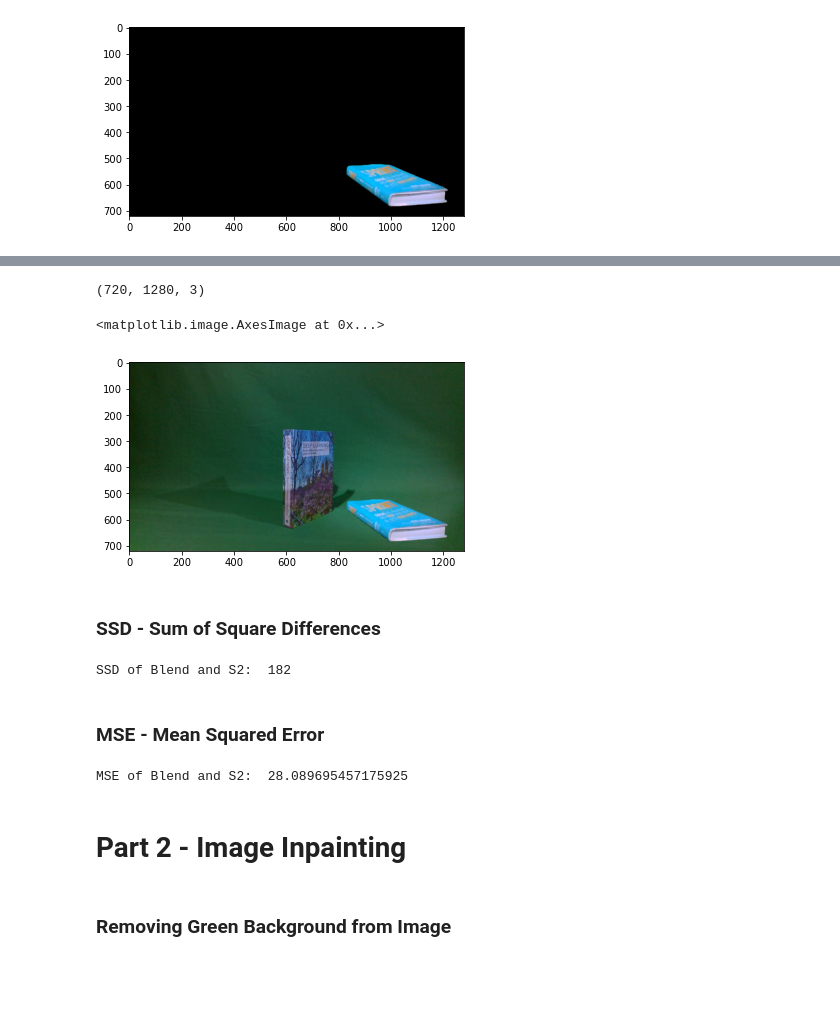
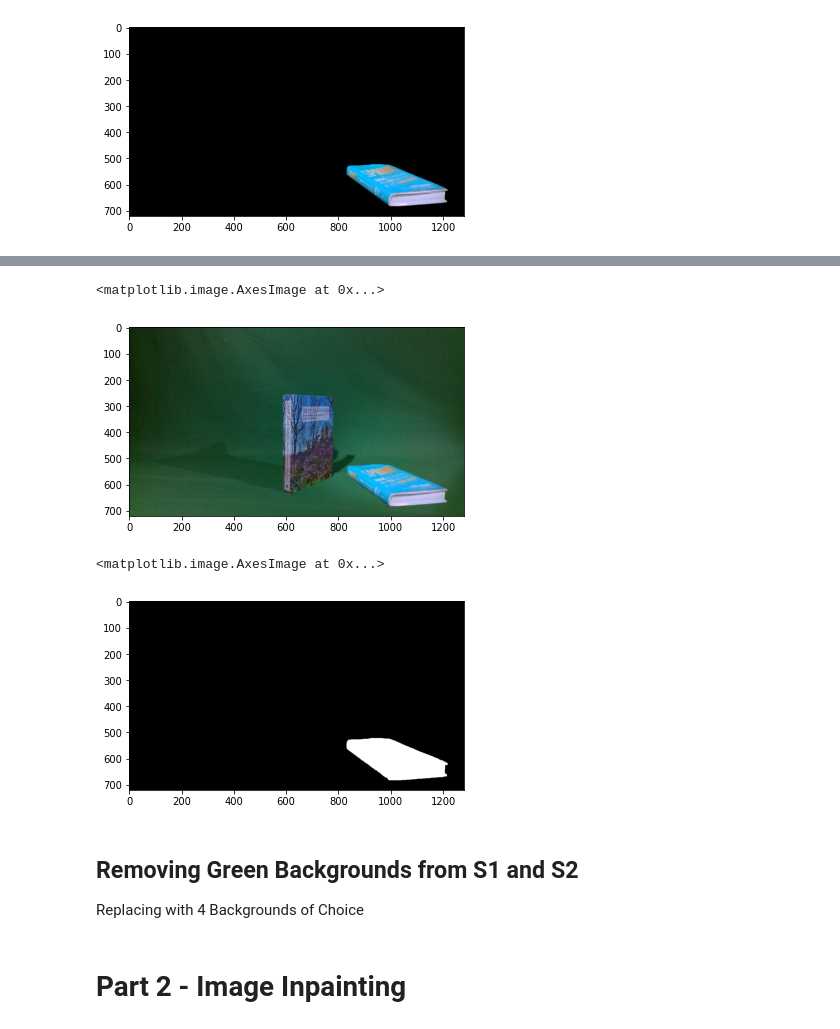
Before and after one commit to Fliinko/Object-Blending-and-Inpainting, a Jupyter notebook: Computer Vision Functions.ipynb, the cells around one changed output, grey strips where cells are left out. Cells and saved outputs as stored; diff of their text form; code cells hidden in the pictures; blank space fills up the shorter version.

```diff
--- a/Computer Vision Functions.ipynb
+++ b/Computer Vision Functions.ipynb
@@ -349,26 +345,18 @@ Clipping input data to the valid range for imshow with RGB data ([0..1] for floa
 # %%
 S1 = cv2.imread('COTSDataset/Part 2 - Multiple Objects/academic_book_no/1_colour.jpeg')
-print(S1.shape)
 blend = ObjectBlender(S1, extracted)
 plt.imshow(blend[:,:,::-1])
 # %% [output]
-(720, 1280, 3)
+<matplotlib.image.AxesImage at 0x...>
-<matplotlib.image.AxesImage at 0x...>
 [figure]
-# %% [markdown]
-### SSD - Sum of Square Differences
-# %%
-def SSD(x, y):
-    dif = x.ravel() - y.ravel()
-    return np.dot(dif, dif)
-
-print("SSD of Blend and S2: ", SSD(blend, S2))
-# %% [output]
-SSD of Blend and S2:  182
-# %% [markdown]
-### MSE - Mean Squared Error
-# %%
-MSE = np.square(np.subtract(blend,S2)).mean()
-print("MSE of Blend and S2: ", MSE)
-# %% [output]
-MSE of Blend and S2:  28.089695457175925
+# %%
+# To be deleted later
+gray = cv2.cvtColor(extracted, cv2.COLOR_BGR2GRAY)
+ret,mask = cv2.threshold(gray,0,255,cv2.THRESH_BINARY)
+plt.imshow(mask, cmap="gray")
+# %% [output]
+<matplotlib.image.AxesImage at 0x...>
+[figure, added]
+# %% [markdown]
+## Removing Green Backgrounds from S1 and S2
+Replacing with 4 Backgrounds of Choice
@@ -375,4 +372,2 @@ MSE of Blend and S2:  28.089695457175925
 # %% [markdown]
 # Part 2 - Image Inpainting
-# %% [markdown]
-### Removing Green Background from Image
```
Also changed, not shown: parts of 16 cells of this notebook.
